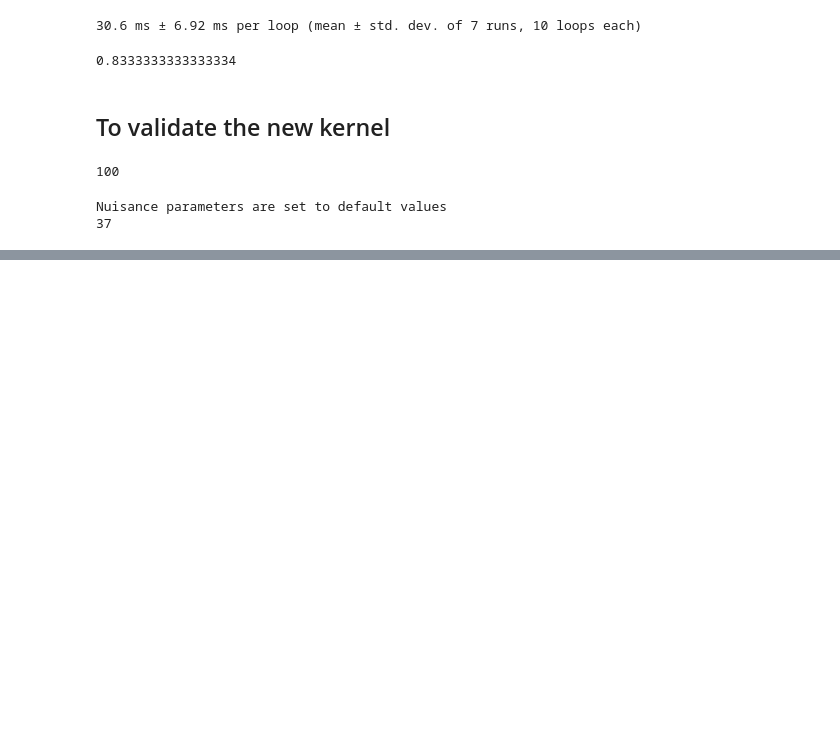
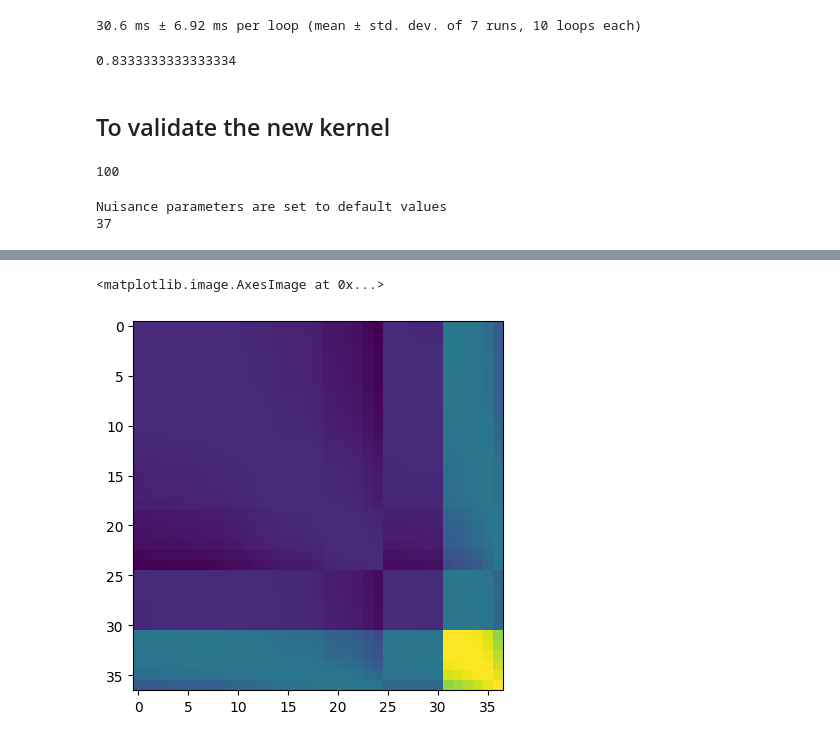
Before and after one commit to cosomelet/marcia, a Jupyter notebook: Notebooks/Validation_kernel.ipynb, the cells around one changed output, grey strips where cells are left out. Cells and saved outputs as stored; diff of their text form; code cells hidden in the pictures; blank space fills up the shorter version.

```diff
--- a/Notebooks/Validation_kernel.ipynb
+++ b/Notebooks/Validation_kernel.ipynb
@@ -397,0 +397,5 @@ KeyboardInterrupt:
+# %%
+plt.imshow(K.Cov_Mat([[1,2],[2,3]]))
+# %% [output]
+<matplotlib.image.AxesImage at 0x...>
+[figure, added]
```
Also changed, not shown: parts of 1 cell of this notebook, 1 other file.
